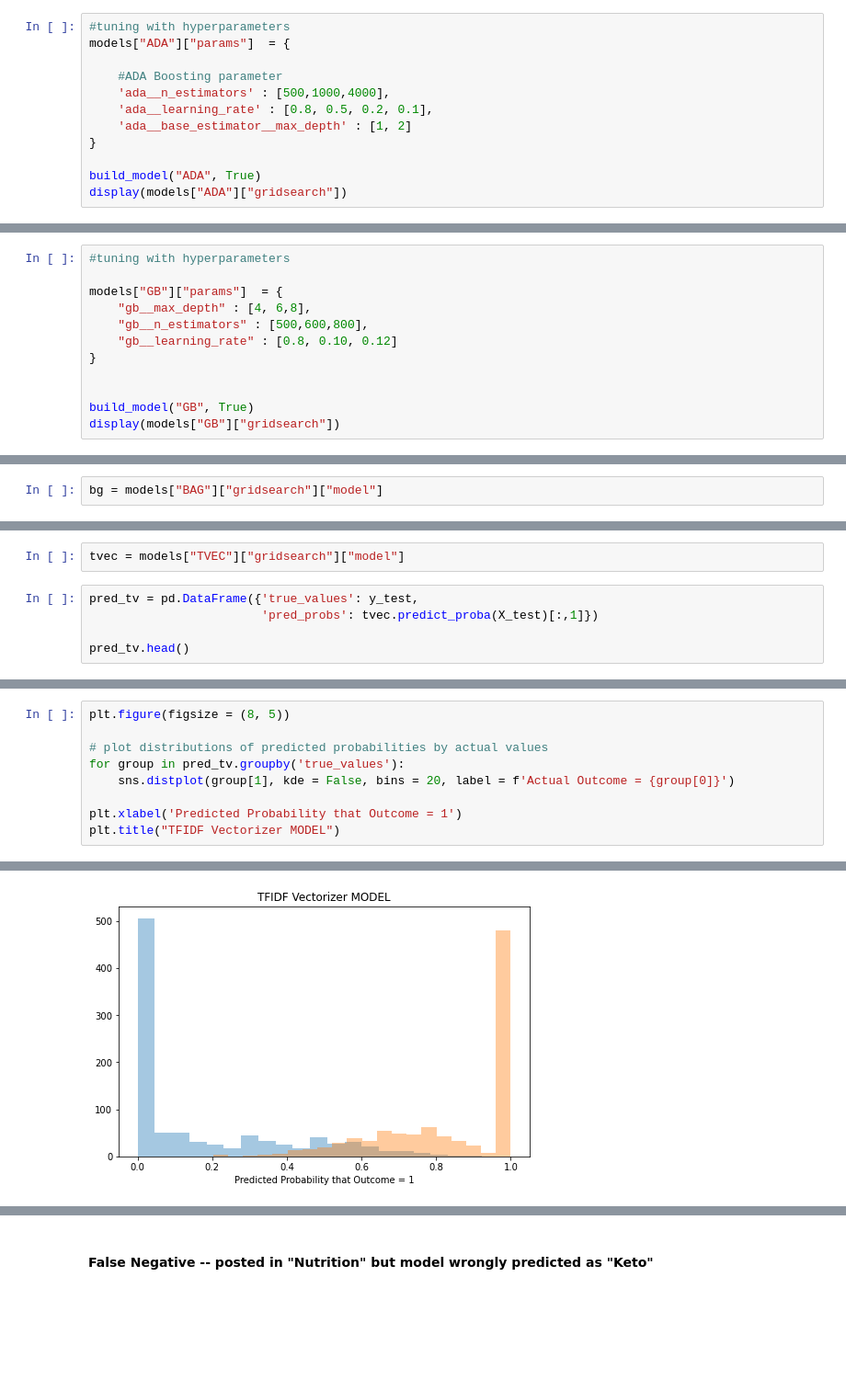
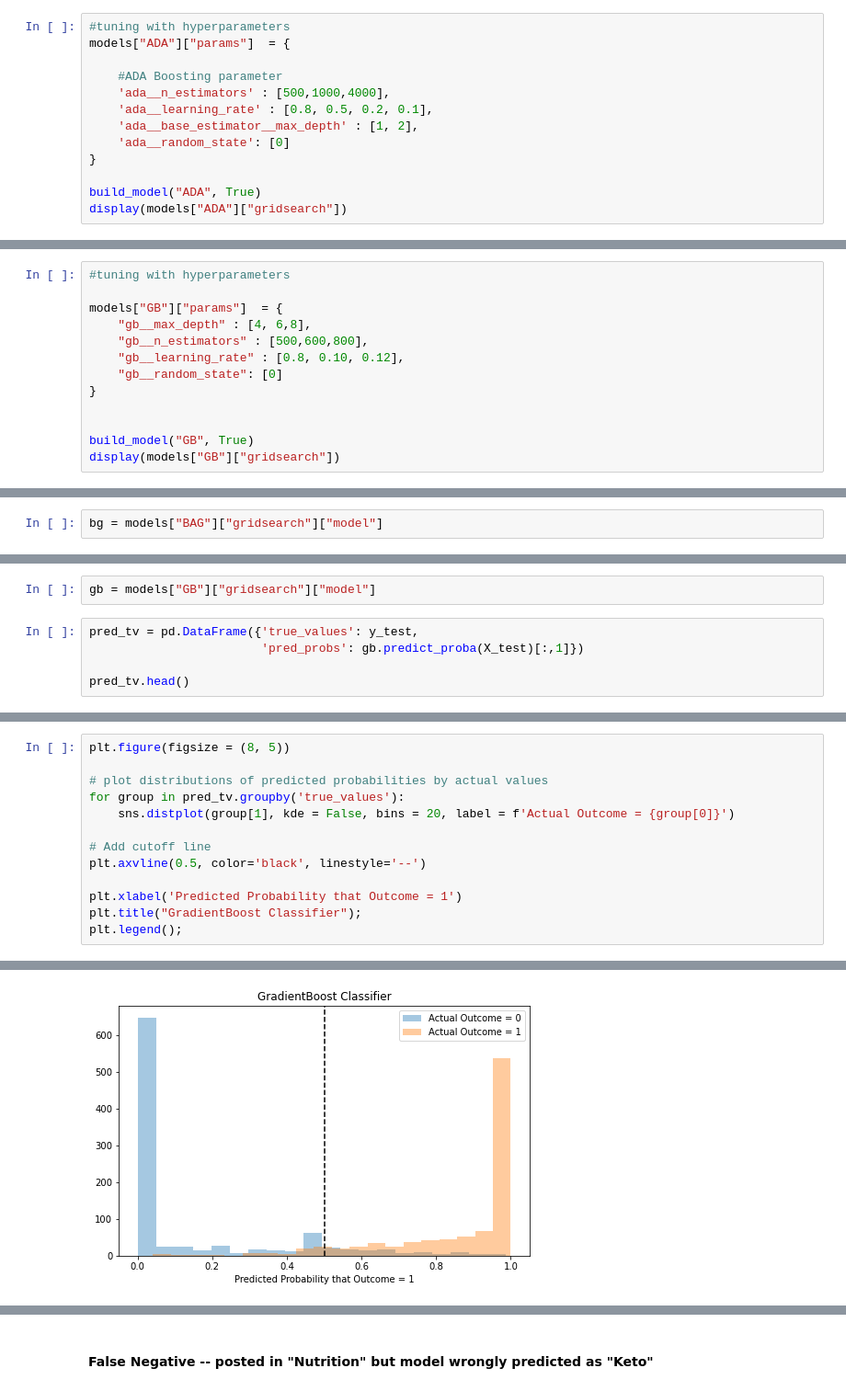
Before and after one commit to rebellon-carina/Project-3---Subreddit-Classification-APIs-and-NLP-, a Jupyter notebook: codes/03_Model_Tuning.ipynb, the cells around one changed output, grey strips where cells are left out. Shown at 92% size. Cells and saved outputs as stored; diff of their text form; blank space fills up the shorter version.

```diff
--- a/codes/03_Model_Tuning.ipynb
+++ b/codes/03_Model_Tuning.ipynb
@@ -650,7 +702,8 @@ models["ADA"]["params"]  = {
     #ADA Boosting parameter
     'ada__n_estimators' : [500,1000,4000],
     'ada__learning_rate' : [0.8, 0.5, 0.2, 0.1],
-    'ada__base_estimator__max_depth' : [1, 2]
+    'ada__base_estimator__max_depth' : [1, 2],
+    'ada__random_state': [0]
 }
 
 build_model("ADA", True)
@@ -713,7 +768,8 @@ The maximum depth of the individual regression estimators. The maximum depth lim
 models["GB"]["params"]  = {
     "gb__max_depth" : [4, 6,8],
     "gb__n_estimators" : [500,600,800],
-    "gb__learning_rate" : [0.8, 0.10, 0.12]
+    "gb__learning_rate" : [0.8, 0.10, 0.12],
+    "gb__random_state": [0]
 }
 
 
@@ -1241,8 +1316,8 @@ plt.xlabel('Predicted Probability that Outcome = 1');
 # %%
-tvec = models["TVEC"]["gridsearch"]["model"]
+gb = models["GB"]["gridsearch"]["model"]
 # %%
 pred_tv = pd.DataFrame({'true_values': y_test,
-                        'pred_probs': tvec.predict_proba(X_test)[:,1]})
+                        'pred_probs': gb.predict_proba(X_test)[:,1]})
 
 pred_tv.head()
 # %% [output]
@@ -1259,6 +1334,10 @@ plt.figure(figsize = (8, 5))
 for group in pred_tv.groupby('true_values'):
     sns.distplot(group[1], kde = False, bins = 20, label = f'Actual Outcome = {group[0]}')
 
+# Add cutoff line
+plt.axvline(0.5, color='black', linestyle='--')
+
 plt.xlabel('Predicted Probability that Outcome = 1')
-plt.title("TFIDF Vectorizer MODEL")
+plt.title("GradientBoost Classifier");
+plt.legend();
 # %% [output]
@@ -1266 +1344 @@ Text(0.5, 1.0, 'TFIDF Vectorizer MODEL')
-[figure, old version]
+[figure, new version]
```
Also changed, not shown: parts of 96 cells of this notebook, 9 other files.
